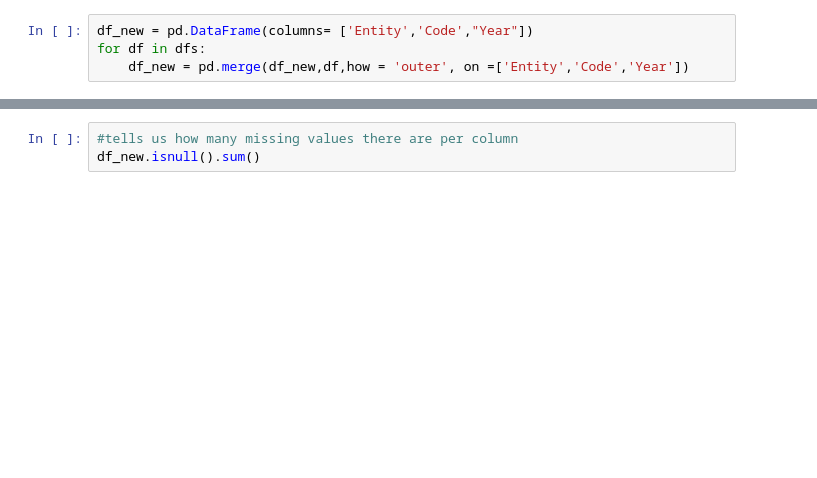
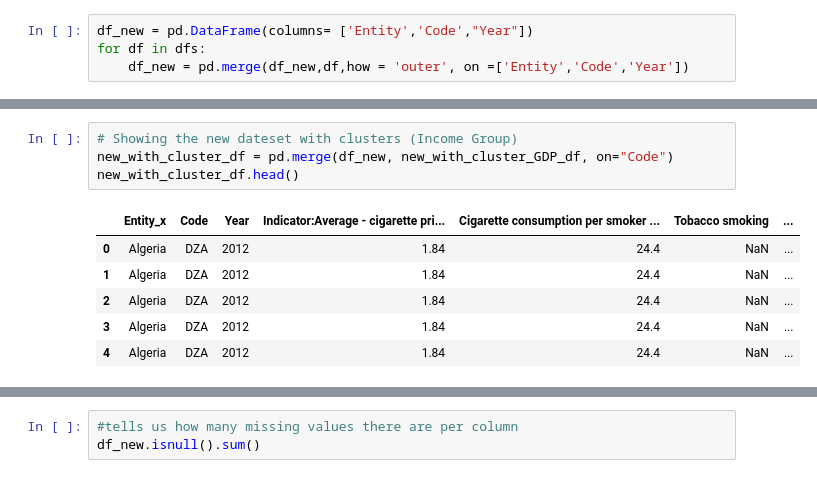
Before and after one commit to nradich/Project-1, a Jupyter notebook: tobacco/Tobacco Use.ipynb, the cells around one changed output, grey strips where cells are left out. Saved outputs shown, nothing was run; the diff lists cells and outputs as text; blank space fills up the shorter version.

```diff
--- a/tobacco/Tobacco Use.ipynb
+++ b/tobacco/Tobacco Use.ipynb
@@ -72 +120,12 @@ df_new
 7080 rows × 12 columns
+# %%
+# Showing the new dateset with clusters (Income Group)
+new_with_cluster_df = pd.merge(df_new, new_with_cluster_GDP_df, on="Code")
+new_with_cluster_df.head()
+# %% [output]
+|  | Entity_x | Code | Year | Indicator:Average - cigarette pri... | Cigarette consumption per smoker ... | Tobacco smoking | ... |
+| 0 | Algeria | DZA | 2012 | 1.84 | 24.4 | NaN | ... |
+| 1 | Algeria | DZA | 2012 | 1.84 | 24.4 | NaN | ... |
+| 2 | Algeria | DZA | 2012 | 1.84 | 24.4 | NaN | ... |
+| 3 | Algeria | DZA | 2012 | 1.84 | 24.4 | NaN | ... |
+| 4 | Algeria | DZA | 2012 | 1.84 | 24.4 | NaN | ... |
```
Also changed, not shown: parts of 13 cells of this notebook, 4 other files.
